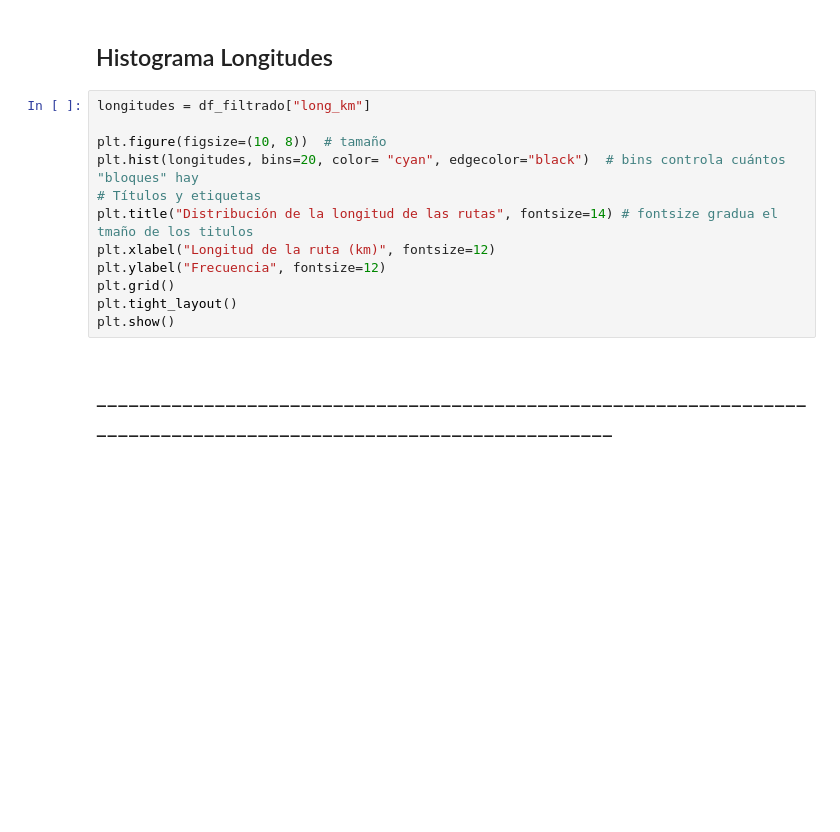
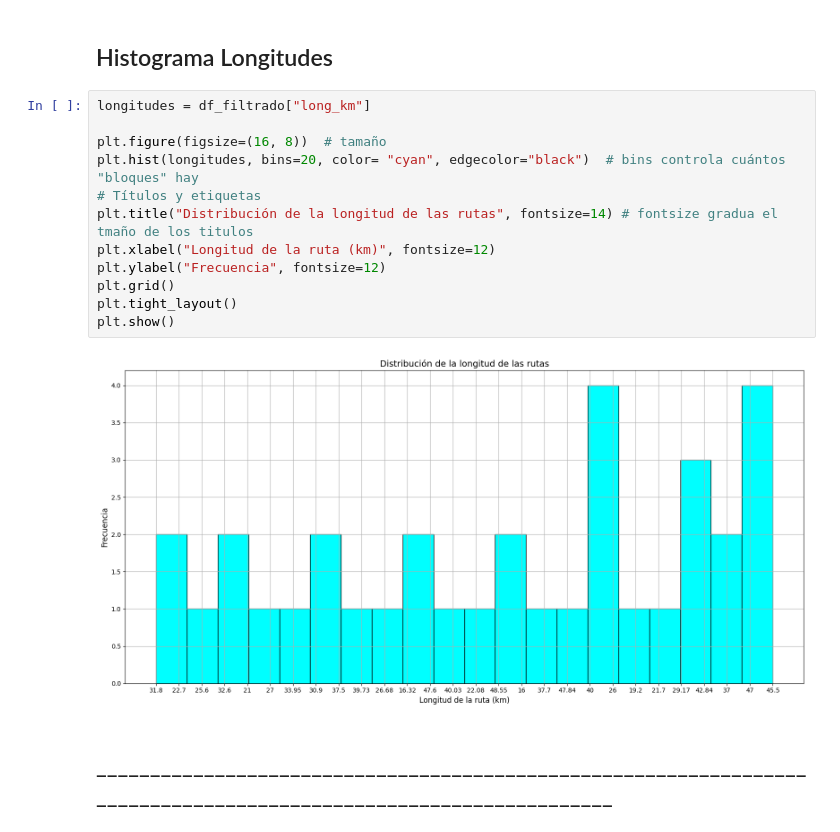
Before and after one commit to Zuan-Caleb-CE/Desafio_Estructura_de_Datos, a Jupyter notebook: Desafio_Est.ipynb, the cells around one changed output. Drawn from its saved outputs; the diff is of its cells as text; blank space fills up the shorter version.

```diff
--- a/Desafio_Est.ipynb
+++ b/Desafio_Est.ipynb
@@ -782,15 +783,17 @@ Pendiente (m) = 1.2038 ; intercepto (b) = 0.0346 ; correlación r = 0.9582
 # %%
 longitudes = df_filtrado["long_km"]
 
-plt.figure(figsize=(10, 8))  # tamaño
+plt.figure(figsize=(16, 8))  # tamaño
 plt.hist(longitudes, bins=20, color= "cyan", edgecolor="black")  # bins controla cuántos "bloques" hay
 # Títulos y etiquetas
 plt.title("Distribución de la longitud de las rutas", fontsize=14) # fontsize gradua el tmaño de los titulos
 plt.xlabel("Longitud de la ruta (km)", fontsize=12)
 plt.ylabel("Frecuencia", fontsize=12)
 plt.grid()
 plt.tight_layout()
 plt.show()
+# %% [output]
+[figure, added]
 # %% [markdown]
 ## __________________________________________________________________________________________________________________
 # %% [markdown]
```
Also changed, not shown: parts of 1 cell of this notebook.
